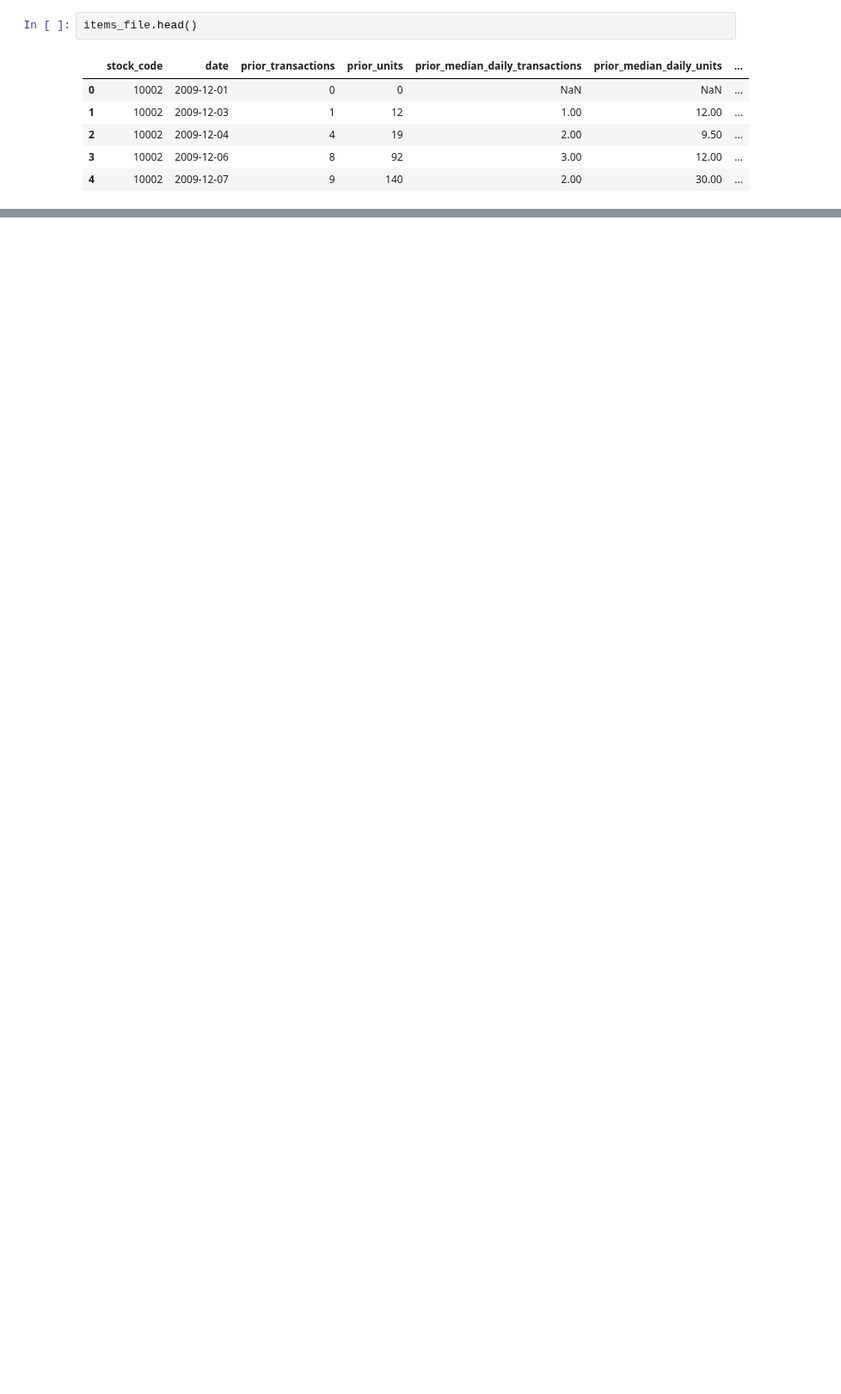
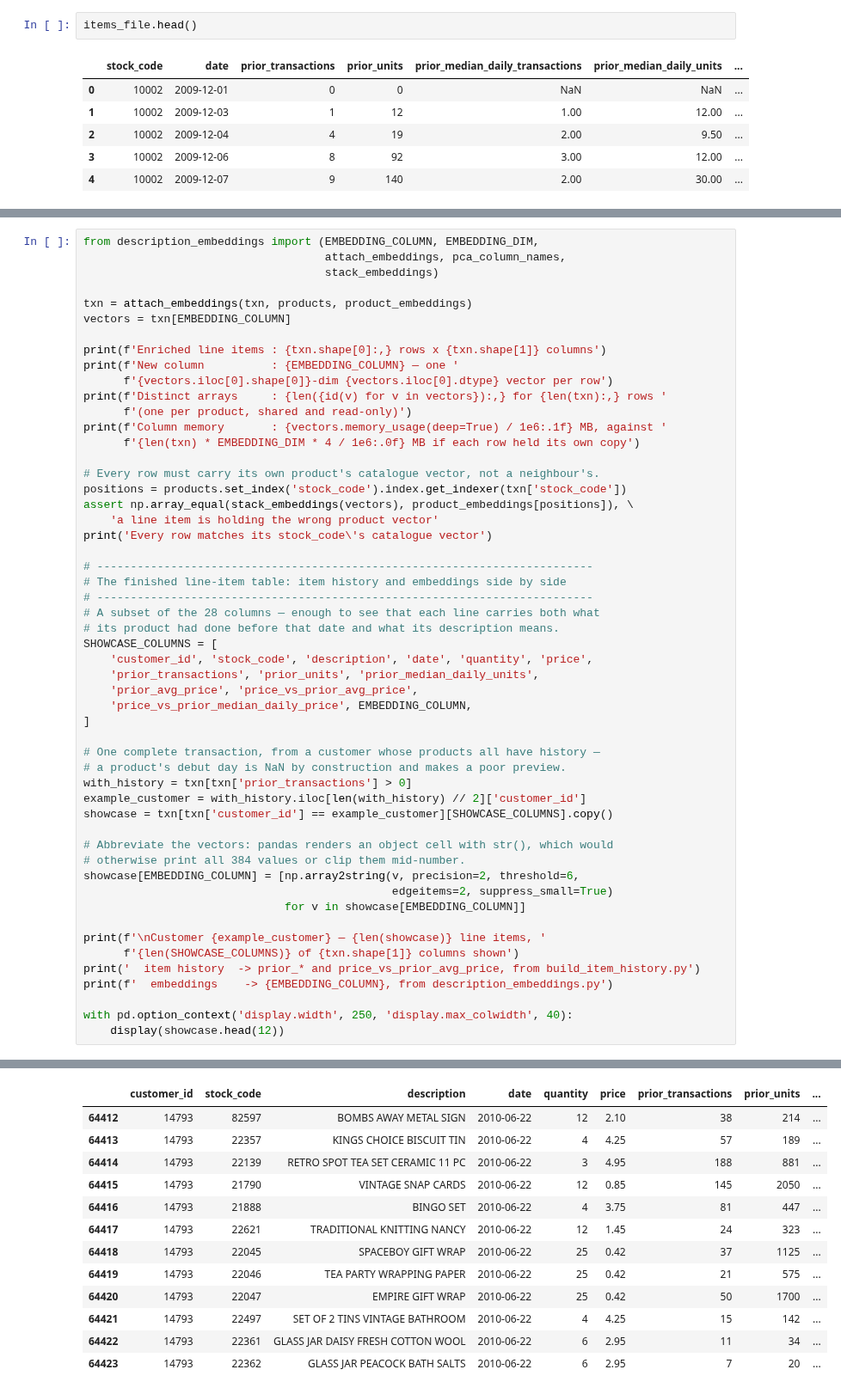
Before and after one commit to Lazr-Galstyan/testing_autoresearch, a Jupyter notebook: notebooks/05_feat_eng_data_split.ipynb, the cells around one changed output, grey strips where cells are left out. Shown at 86% size. Drawn from its saved outputs; the diff is of its cells as text; blank space fills up the shorter version.

```diff
--- a/notebooks/05_feat_eng_data_split.ipynb
+++ b/notebooks/05_feat_eng_data_split.ipynb
@@ -336,0 +537,54 @@ mid[mid['customer_id'] == 12437]
+# %%
+from description_embeddings import (EMBEDDING_COLUMN, EMBEDDING_DIM,
+                                    attach_embeddings, pca_column_names,
+                                    stack_embeddings)
+
+txn = attach_embeddings(txn, products, product_embeddings)
+vectors = txn[EMBEDDING_COLUMN]
+
+print(f'Enriched line items : {txn.shape[0]:,} rows x {txn.shape[1]} columns')
+print(f'New column          : {EMBEDDING_COLUMN} — one '
+      f'{vectors.iloc[0].shape[0]}-dim {vectors.iloc[0].dtype} vector per row')
+print(f'Distinct arrays     : {len({id(v) for v in vectors}):,} for {len(txn):,} rows '
+      f'(one per product, shared and read-only)')
+print(f'Column memory       : {vectors.memory_usage(deep=True) / 1e6:.1f} MB, against '
+      f'{len(txn) * EMBEDDING_DIM * 4 / 1e6:.0f} MB if each row held its own copy')
+
+# Every row must carry its own product's catalogue vector, not a neighbour's.
+positions = products.set_index('stock_code').index.get_indexer(txn['stock_code'])
+assert np.array_equal(stack_embeddings(vectors), product_embeddings[positions]), \
+    'a line item is holding the wrong product vector'
+print('Every row matches its stock_code\'s catalogue vector')
+
+# --------------------------------------------------------------------------
+# The finished line-item table: item history and embeddings side by side
+# --------------------------------------------------------------------------
+# A subset of the 28 columns — enough to see that each line carries both what
+# its product had done before that date and what its description means.
+SHOWCASE_COLUMNS = [
+    'customer_id', 'stock_code', 'description', 'date', 'quantity', 'price',
+    'prior_transactions', 'prior_units', 'prior_median_daily_units',
+    'prior_avg_price', 'price_vs_prior_avg_price',
+    'price_vs_prior_median_daily_price', EMBEDDING_COLUMN,
+]
+
+# One complete transaction, from a customer whose products all have history —
+# a product's debut day is NaN by construction and makes a poor preview.
+with_history = txn[txn['prior_transactions'] > 0]
+example_customer = with_history.iloc[len(with_history) // 2]['customer_id']
+showcase = txn[txn['customer_id'] == example_customer][SHOWCASE_COLUMNS].copy()
+
+# Abbreviate the vectors: pandas renders an object cell with str(), which would
+# otherwise print all 384 values or clip them mid-number.
+showcase[EMBEDDING_COLUMN] = [np.array2string(v, precision=2, threshold=6,
+                                              edgeitems=2, suppress_small=True)
+                              for v in showcase[EMBEDDING_COLUMN]]
+
+print(f'\nCustomer {example_customer} — {len(showcase)} line items, '
+      f'{len(SHOWCASE_COLUMNS)} of {txn.shape[1]} columns shown')
+print('  item history  -> prior_* and price_vs_prior_avg_price, from build_item_history.py')
+print(f'  embeddings    -> {EMBEDDING_COLUMN}, from description_embeddings.py')
+
+with pd.option_context('display.width', 250, 'display.max_colwidth', 40):
+    display(showcase.head(12))
+# %% [output]
@@ -336,0 +600,13 @@ mid[mid['customer_id'] == 12437]
+|  | customer_id | stock_code | description | date | quantity | price | prior_transactions | prior_units | ... |
+| 64412 | 14793 | 82597 | BOMBS AWAY METAL SIGN | 2010-06-22 | 12 | 2.10 | 38 | 214 | ... |
+| 64413 | 14793 | 22357 | KINGS CHOICE BISCUIT TIN | 2010-06-22 | 4 | 4.25 | 57 | 189 | ... |
+| 64414 | 14793 | 22139 | RETRO SPOT TEA SET CERAMIC 11 PC | 2010-06-22 | 3 | 4.95 | 188 | 881 | ... |
+| 64415 | 14793 | 21790 | VINTAGE SNAP CARDS | 2010-06-22 | 12 | 0.85 | 145 | 2050 | ... |
+| 64416 | 14793 | 21888 | BINGO SET | 2010-06-22 | 4 | 3.75 | 81 | 447 | ... |
+| 64417 | 14793 | 22621 | TRADITIONAL KNITTING NANCY | 2010-06-22 | 12 | 1.45 | 24 | 323 | ... |
+| 64418 | 14793 | 22045 | SPACEBOY GIFT WRAP | 2010-06-22 | 25 | 0.42 | 37 | 1125 | ... |
+| 64419 | 14793 | 22046 | TEA PARTY WRAPPING PAPER | 2010-06-22 | 25 | 0.42 | 21 | 575 | ... |
+| 64420 | 14793 | 22047 | EMPIRE GIFT WRAP | 2010-06-22 | 25 | 0.42 | 50 | 1700 | ... |
+| 64421 | 14793 | 22497 | SET OF 2 TINS VINTAGE BATHROOM | 2010-06-22 | 4 | 4.25 | 15 | 142 | ... |
+| 64422 | 14793 | 22361 | GLASS JAR DAISY FRESH COTTON WOOL | 2010-06-22 | 6 | 2.95 | 11 | 34 | ... |
+| 64423 | 14793 | 22362 | GLASS JAR PEACOCK BATH SALTS | 2010-06-22 | 6 | 2.95 | 7 | 20 | ... |
```
Also changed, not shown: parts of 23 cells of this notebook.
